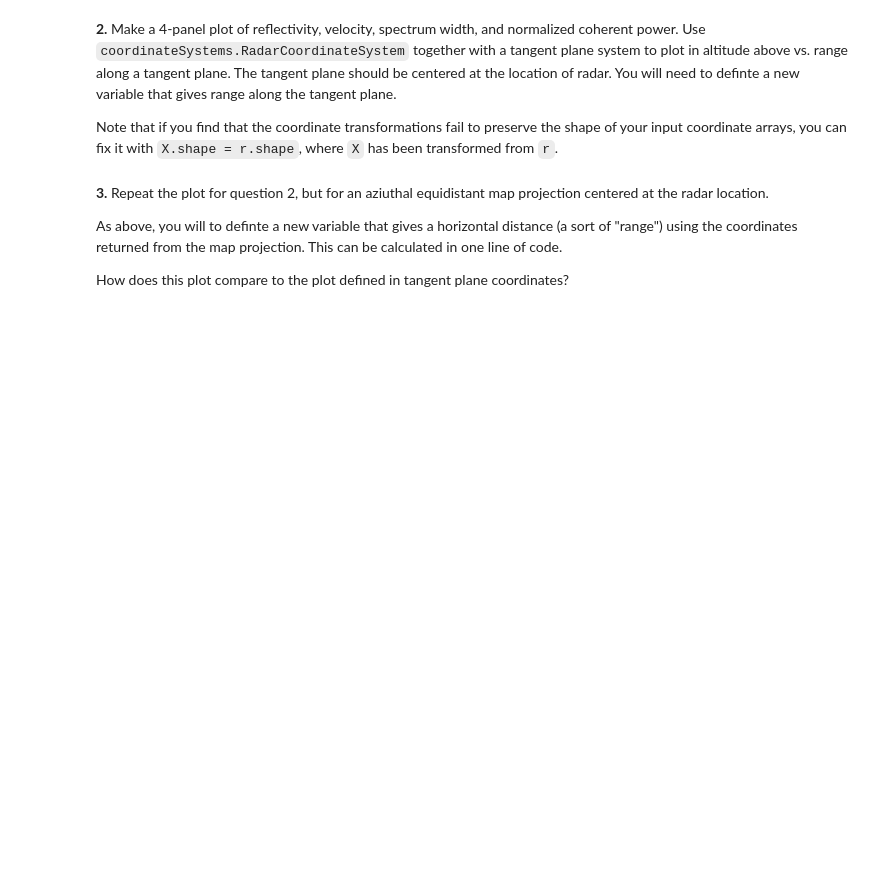
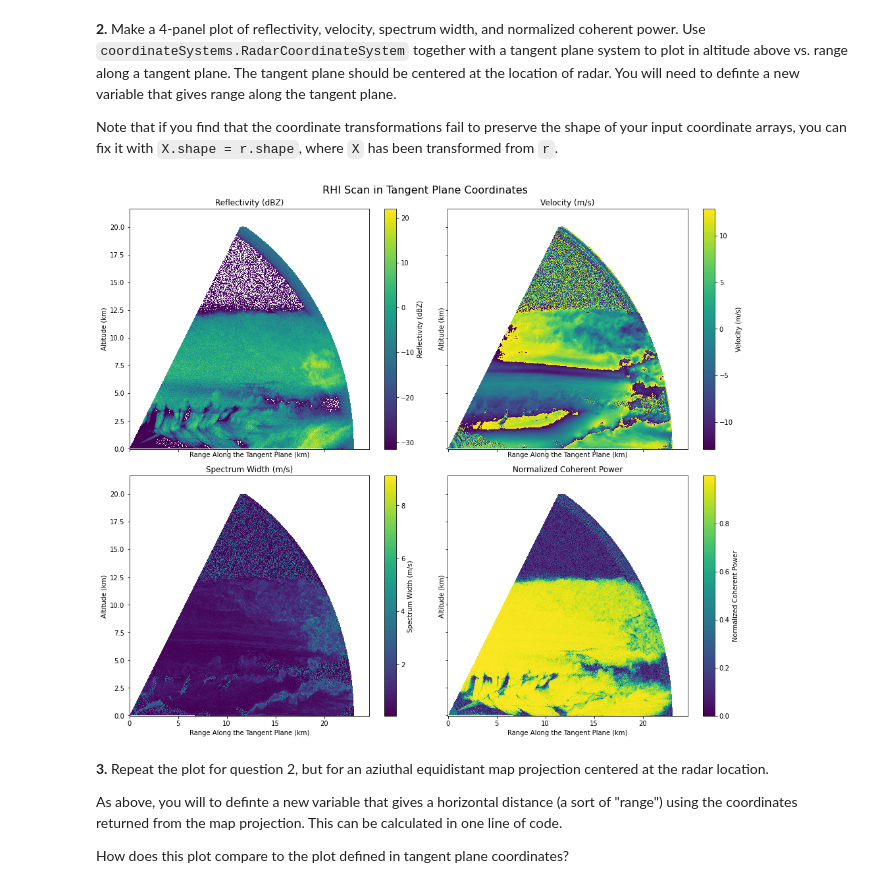
Before and after one commit to MelMartinez22/GDFAssignments, a Jupyter notebook: Homework 3.ipynb, the cells around one changed output. Cells and saved outputs as stored; diff of their text form; code cells hidden in the pictures; blank space fills up the shorter version.

```diff
--- a/Homework 3.ipynb
+++ b/Homework 3.ipynb
@@ -89,6 +199,71 @@ r, az, el = coords_2d(ds, scan_idx)
 **2.** Make a 4-panel plot of reflectivity, velocity, spectrum width, and normalized coherent power. Use `coordinateSystems.RadarCoordinateSystem` together with a tangent plane system to plot in altitude above vs. range along a tangent plane. The tangent plane should be centered at the location of radar. You will need to definte a new variable that gives range along the tangent plane.
 
 Note that if you find that the coordinate transformations fail to preserve the shape of your input coordinate arrays, you can fix it with `X.shape = r.shape`, where `X` has been transformed from `r`.
+# %%
+from coords import RadarCoordinateSystem, TangentPlaneCartesianSystem
+
+# Radar location
+radar_lat= ds.latitude.values
+radar_lon= ds.longitude.values
+radar_alt= ds.altitude.values
+
+# coord systems
+radar= RadarCoordinateSystem(radar_lat, radar_lon, radar_alt)
+tangent= TangentPlaneCartesianSystem(radar_lat, radar_lon, radar_alt)
+
+# Extracting the sweep data
+sw_start= ds.sweep_start_ray_index[scan_idx].item()
+sw_end= ds.sweep_end_ray_index[scan_idx].item()
+
+# Each variable has (time, range)
+ref= ds['reflectivity'].isel(time= slice(sw_start, sw_end+1))     # reflectivity
+vel= ds['velocity'].isel(time= slice(sw_start, sw_end+1))     # velocity
+swidth= ds['spectrum_width'].isel(time= slice(sw_start, sw_end+1)) # spec width
+ncp= ds['normalized_coherent_power'].isel(time= slice(sw_start, sw_end+1))     # norm coherent pwr
+
+# RHI coord grids
+r= ds.range.values
+az= ds.azimuth.values[sw_start:sw_end+1]
+el= ds.elevation.values[sw_start:sw_end+1]
+
+# 2d coord grids for RHI scan, azimuth constant and elev varies
+r_2d, el_2d= np.meshgrid(r, el)
+
+# Fixed azimuth!!
+az_fixed= np.median(az)
+az_2d= np.ones_like(r_2d)*az_fixed
+
+# Converting spherical to Cartesian (ECEF)
+X, Y, Z= radar.toECEF(r_2d, az_2d, el_2d)
+
+# Then converting Cart (ECEF) to tan plane coords
+x_tplane, y_tplane, z_tplane= tangent.fromECEF(X, Y, Z)
+
+# Fixing any shaping mismatches
+x_tplane.shape= r_2d.shape          #range along tan plane
+y_tplane.shape= r_2d.shape          #horizontal
+z_tplane.shape= r_2d.shape          # altitude above the radar
+
+# Four panel plot
+fig, axs= plt.subplots(2, 2, figsize= (14, 12), sharex= True, sharey= True)
+axs= axs.ravel()
+
+# data for iteration
+data_arrays= [ref, vel, swidth, ncp]
+titles= ['Reflectivity (dBZ)', 'Velocity (m/s)', 'Spectrum Width (m/s)', 'Normalized Coherent Power']
+
+for ax, data, title in zip(axs, data_arrays, titles):
+    pcm= ax.pcolormesh(x_tplane/1000, z_tplane/1000, data, shading= 'auto') # (km)
+    fig.colorbar(pcm, ax= ax, orientation= 'vertical', label= title)
+    ax.set_title(title)
+    ax.set_xlabel('Range Along the Tangent Plane (km)')
+    ax.set_ylabel('Altitude (km)')
+
+fig.suptitle("RHI Scan in Tangent Plane Coordinates", fontsize= 16)
+plt.tight_layout()
+plt.show()
+# %% [output]
+[figure, added]
 # %% [markdown]
 **3.** Repeat the plot for question 2, but for an aziuthal equidistant map projection centered at the radar location.
 
```
Also changed, not shown: parts of 11 cells of this notebook.
